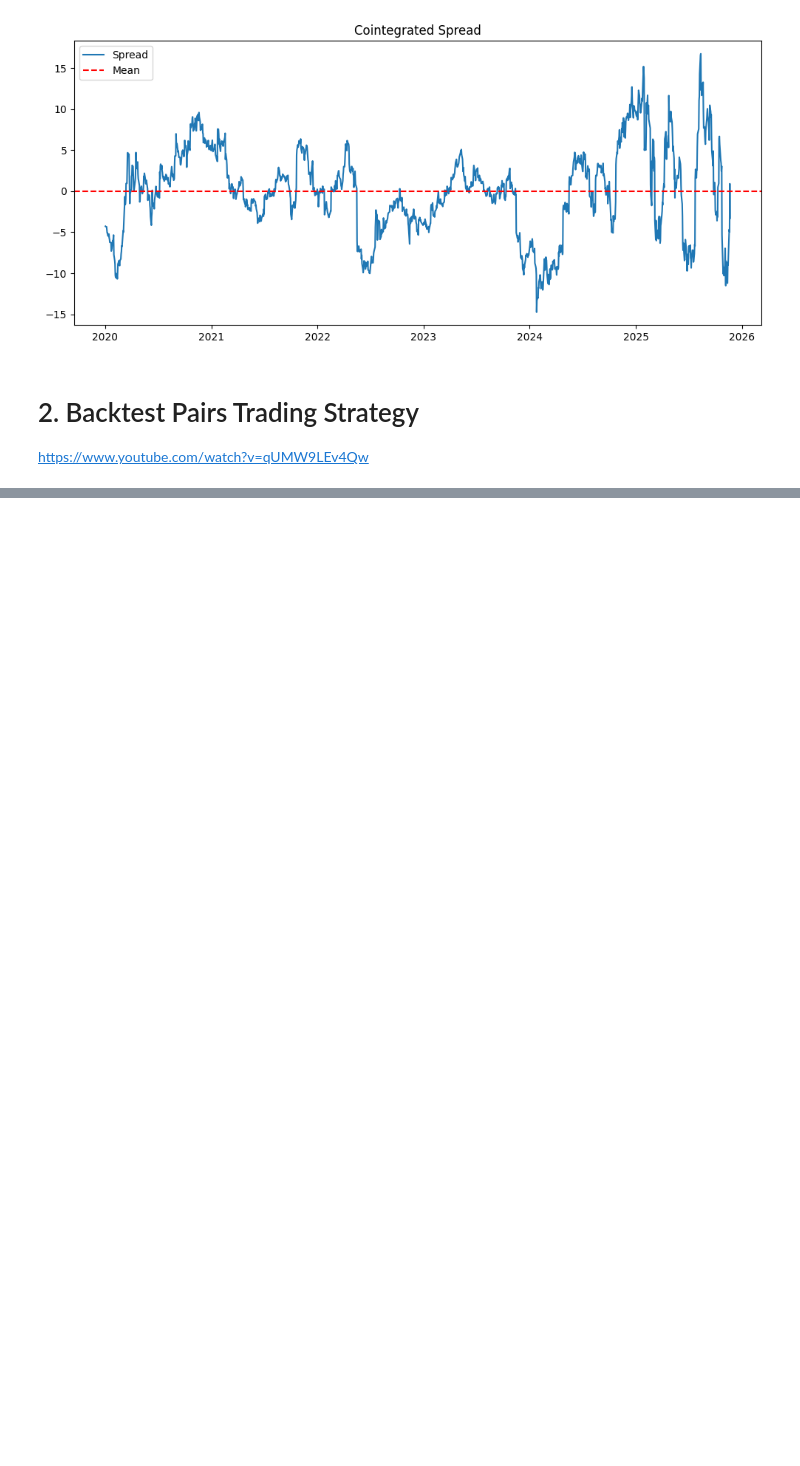
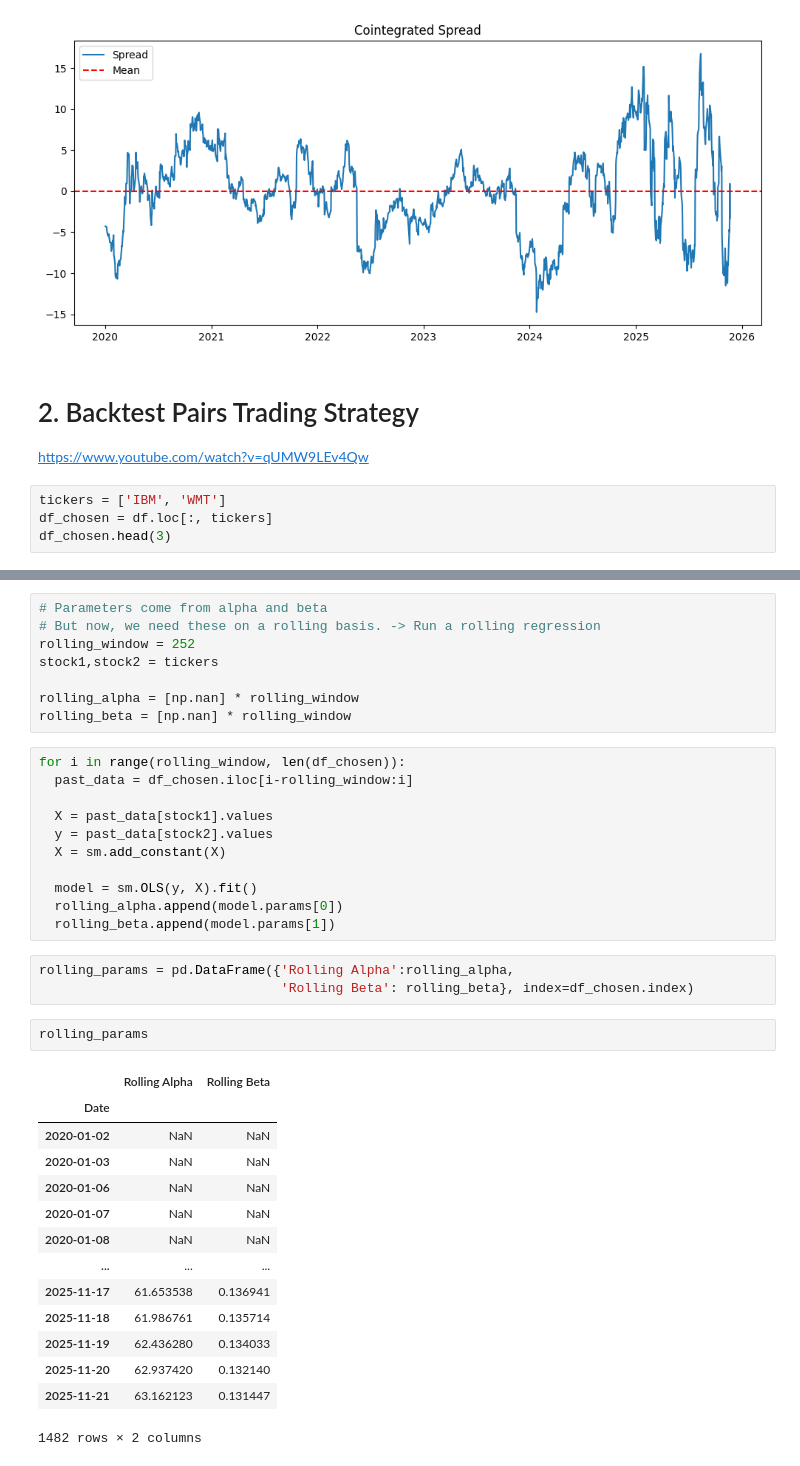
Before and after one commit to Dominique-Thorendal-Research/Pairs-Trading, a Jupyter notebook: Pairs_Trading.ipynb, the cells around one changed output, grey strips where cells are left out. Cells and saved outputs as stored; diff of their text form; blank space fills up the shorter version.

```diff
--- a/Pairs_Trading.ipynb
+++ b/Pairs_Trading.ipynb
@@ -162,3 +171,7 @@ plt.show()
 # %% [markdown]
 # 2. Backtest Pairs Trading Strategy
 https://www.youtube.com/watch?v=qUMW9LEv4Qw
+# %%
+tickers = ['IBM', 'WMT']
+df_chosen = df.loc[:, tickers]
+df_chosen.head(3)
@@ -164,0 +184,39 @@ https://www.youtube.com/watch?v=qUMW9LEv4Qw
+# %%
+# Parameters come from alpha and beta
+# But now, we need these on a rolling basis. -> Run a rolling regression
+rolling_window = 252
+stock1,stock2 = tickers
+
+rolling_alpha = [np.nan] * rolling_window
+rolling_beta = [np.nan] * rolling_window
+# %%
+for i in range(rolling_window, len(df_chosen)):
+  past_data = df_chosen.iloc[i-rolling_window:i]
+
+  X = past_data[stock1].values
+  y = past_data[stock2].values
+  X = sm.add_constant(X)
+
+  model = sm.OLS(y, X).fit()
+  rolling_alpha.append(model.params[0])
+  rolling_beta.append(model.params[1])
+# %%
+rolling_params = pd.DataFrame({'Rolling Alpha':rolling_alpha,
+                               'Rolling Beta': rolling_beta}, index=df_chosen.index)
+# %%
+rolling_params
+# %% [output]
+|  | Rolling Alpha | Rolling Beta |
+| Date |  |  |
+| 2020-01-02 | NaN | NaN |
+| 2020-01-03 | NaN | NaN |
+| 2020-01-06 | NaN | NaN |
+| 2020-01-07 | NaN | NaN |
+| 2020-01-08 | NaN | NaN |
+| ... | ... | ... |
+| 2025-11-17 | 61.653538 | 0.136941 |
+| 2025-11-18 | 61.986761 | 0.135714 |
+| 2025-11-19 | 62.436280 | 0.134033 |
+| 2025-11-20 | 62.937420 | 0.132140 |
+| 2025-11-21 | 63.162123 | 0.131447 |
+1482 rows × 2 columns
```
Also changed, not shown: parts of 13 cells of this notebook.
